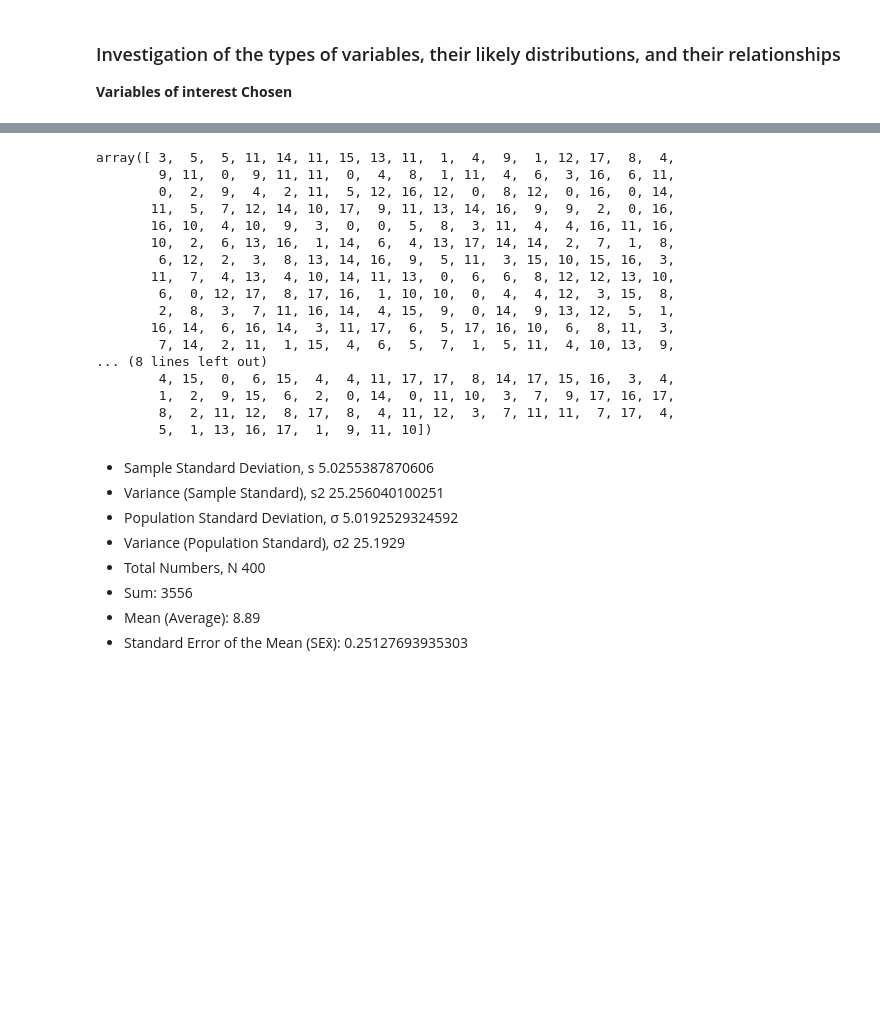
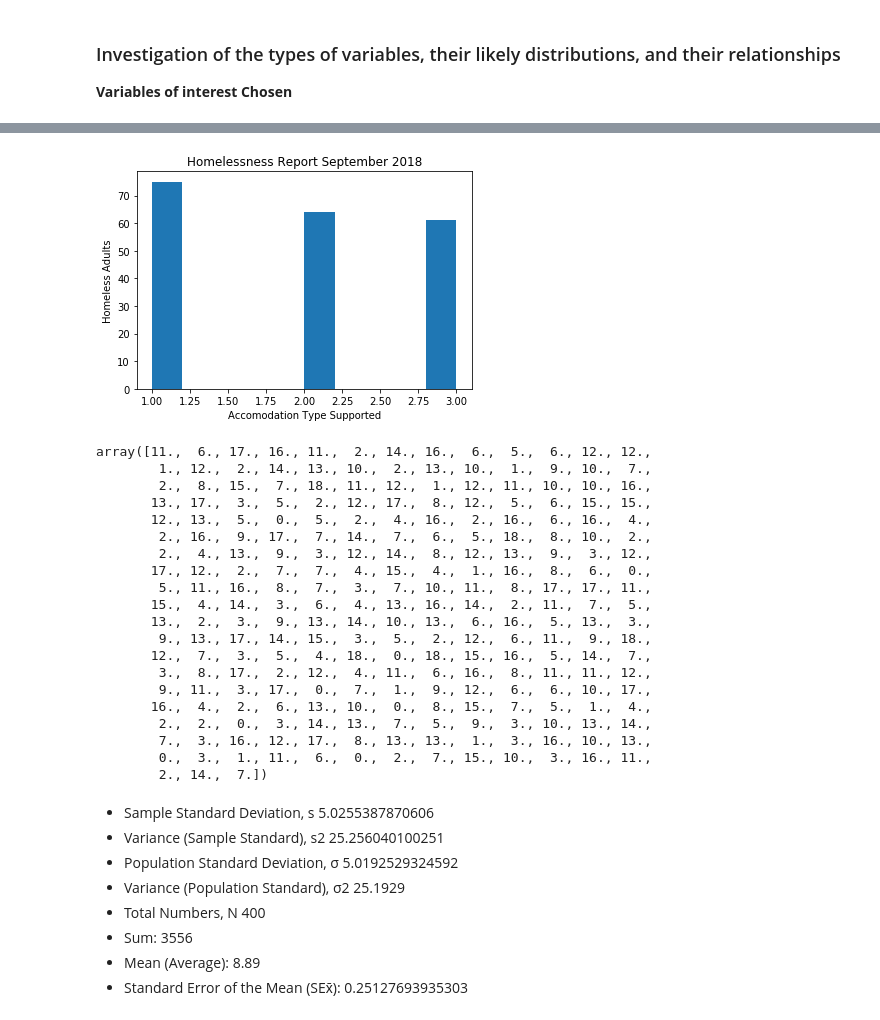
Before and after one commit to MarianneLawless/Programming-DA-Project, a Jupyter notebook: Programming for Data Analysis Project 2018.ipynb, the cells around one changed output, grey strips where cells are left out. Drawn from its saved outputs; the diff is of its cells as text; code cells hidden in the pictures; blank space fills up the shorter version.

```diff
--- a/Programming for Data Analysis Project 2018.ipynb
+++ b/Programming for Data Analysis Project 2018.ipynb
@@ -142,25 +289,37 @@ plt.show()
+# %%
+x = np.random.randint(1,4,200)
+plt.hist(x)
+plt.ylabel('Homeless Adults')
+plt.xlabel('Accomodation Type Supported')
+plt.title('Homelessness Report September 2018')
+plt.show()
+# %% [output]
+[figure, added]
 # %%
 import numpy as np
-Depen= np.random.randint(0,18,400)
-Depen
+Depen= np.random.uniform(0,18,250)
+Depen.round()
 # %% [output]
-array([ 3,  5,  5, 11, 14, 11, 15, 13, 11,  1,  4,  9,  1, 12, 17,  8,  4,
-        9, 11,  0,  9, 11, 11,  0,  4,  8,  1, 11,  4,  6,  3, 16,  6, 11,
-        0,  2,  9,  4,  2, 11,  5, 12, 16, 12,  0,  8, 12,  0, 16,  0, 14,
-       11,  5,  7, 12, 14, 10, 17,  9, 11, 13, 14, 16,  9,  9,  2,  0, 16,
-       16, 10,  4, 10,  9,  3,  0,  0,  5,  8,  3, 11,  4,  4, 16, 11, 16,
-       10,  2,  6, 13, 16,  1, 14,  6,  4, 13, 17, 14, 14,  2,  7,  1,  8,
-        6, 12,  2,  3,  8, 13, 14, 16,  9,  5, 11,  3, 15, 10, 15, 16,  3,
-       11,  7,  4, 13,  4, 10, 14, 11, 13,  0,  6,  6,  8, 12, 12, 13, 10,
-        6,  0, 12, 17,  8, 17, 16,  1, 10, 10,  0,  4,  4, 12,  3, 15,  8,
-        2,  8,  3,  7, 11, 16, 14,  4, 15,  9,  0, 14,  9, 13, 12,  5,  1,
-       16, 14,  6, 16, 14,  3, 11, 17,  6,  5, 17, 16, 10,  6,  8, 11,  3,
-        7, 14,  2, 11,  1, 15,  4,  6,  5,  7,  1,  5, 11,  4, 10, 13,  9,
-... (8 lines left out)
-        4, 15,  0,  6, 15,  4,  4, 11, 17, 17,  8, 14, 17, 15, 16,  3,  4,
-        1,  2,  9, 15,  6,  2,  0, 14,  0, 11, 10,  3,  7,  9, 17, 16, 17,
-        8,  2, 11, 12,  8, 17,  8,  4, 11, 12,  3,  7, 11, 11,  7, 17,  4,
-        5,  1, 13, 16, 17,  1,  9, 11, 10])
+array([11.,  6., 17., 16., 11.,  2., 14., 16.,  6.,  5.,  6., 12., 12.,
+        1., 12.,  2., 14., 13., 10.,  2., 13., 10.,  1.,  9., 10.,  7.,
+        2.,  8., 15.,  7., 18., 11., 12.,  1., 12., 11., 10., 10., 16.,
+       13., 17.,  3.,  5.,  2., 12., 17.,  8., 12.,  5.,  6., 15., 15.,
+       12., 13.,  5.,  0.,  5.,  2.,  4., 16.,  2., 16.,  6., 16.,  4.,
+        2., 16.,  9., 17.,  7., 14.,  7.,  6.,  5., 18.,  8., 10.,  2.,
+        2.,  4., 13.,  9.,  3., 12., 14.,  8., 12., 13.,  9.,  3., 12.,
+       17., 12.,  2.,  7.,  7.,  4., 15.,  4.,  1., 16.,  8.,  6.,  0.,
+        5., 11., 16.,  8.,  7.,  3.,  7., 10., 11.,  8., 17., 17., 11.,
+       15.,  4., 14.,  3.,  6.,  4., 13., 16., 14.,  2., 11.,  7.,  5.,
+       13.,  2.,  3.,  9., 13., 14., 10., 13.,  6., 16.,  5., 13.,  3.,
+        9., 13., 17., 14., 15.,  3.,  5.,  2., 12.,  6., 11.,  9., 18.,
+       12.,  7.,  3.,  5.,  4., 18.,  0., 18., 15., 16.,  5., 14.,  7.,
+        3.,  8., 17.,  2., 12.,  4., 11.,  6., 16.,  8., 11., 11., 12.,
+        9., 11.,  3., 17.,  0.,  7.,  1.,  9., 12.,  6.,  6., 10., 17.,
+       16.,  4.,  2.,  6., 13., 10.,  0.,  8., 15.,  7.,  5.,  1.,  4.,
+        2.,  2.,  0.,  3., 14., 13.,  7.,  5.,  9.,  3., 10., 13., 14.,
+        7.,  3., 16., 12., 17.,  8., 13., 13.,  1.,  3., 16., 10., 13.,
+        0.,  3.,  1., 11.,  6.,  0.,  2.,  7., 15., 10.,  3., 16., 11.,
+        2., 14.,  7.])
 # %% [markdown]
 - Sample Standard Deviation, s	5.0255387870606
 - Variance (Sample Standard), s2	25.256040100251
```
Also changed, not shown: parts of 42 cells of this notebook.
